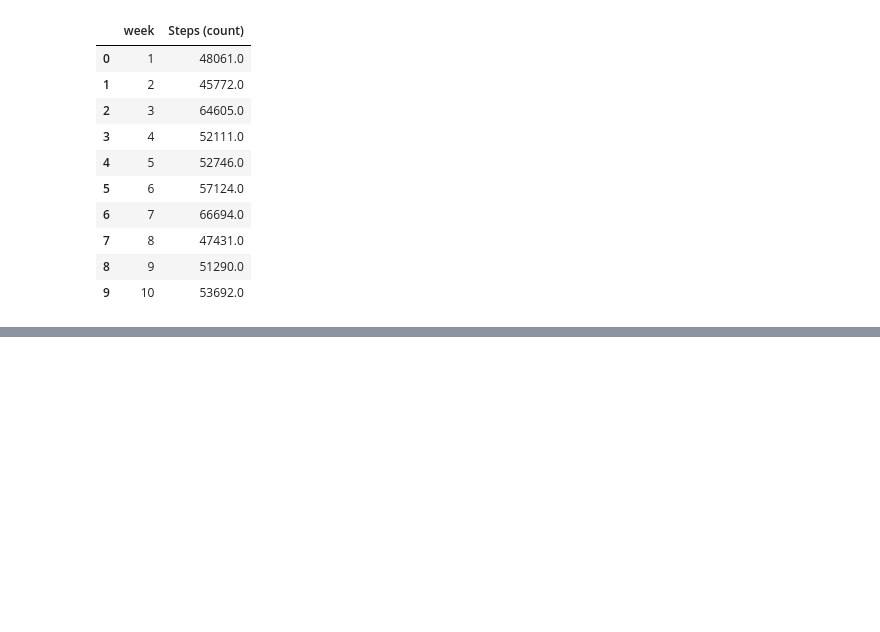
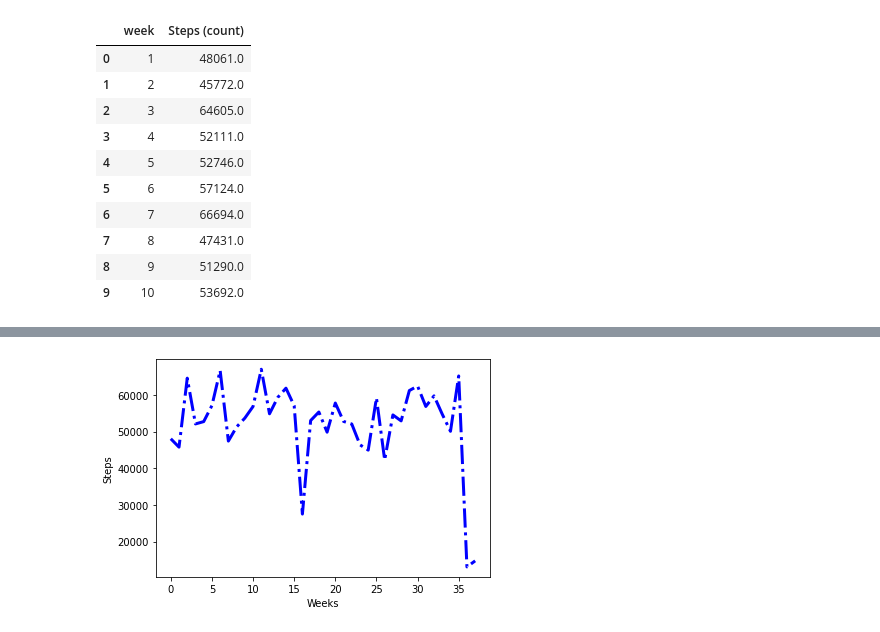
Before and after one commit to KuaiYu715/Steps-Counts-Analysis, a Jupyter notebook: Group data exploration/De shi/Code_ds.ipynb, the cells around one changed output, grey strips where cells are left out. Drawn from its saved outputs; the diff is of its cells as text; code cells hidden in the pictures; blank space fills up the shorter version.

```diff
--- a/Group data exploration/De shi/Code_ds.ipynb
+++ b/Group data exploration/De shi/Code_ds.ipynb
@@ -172,0 +180,7 @@ fig.show()
+# %%
+plt.plot(W7['Steps (count)'], color = 'blue', linewidth=3, linestyle='-.')
+plt.xlabel("Weeks")
+plt.ylabel("Steps")
+plt.show()
+# %% [output]
+[figure, added]
```
Also changed, not shown: parts of 1 cell of this notebook.
